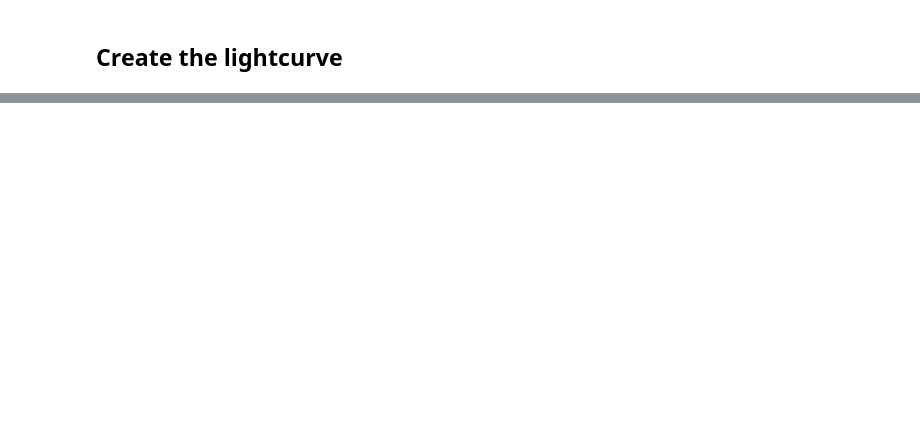
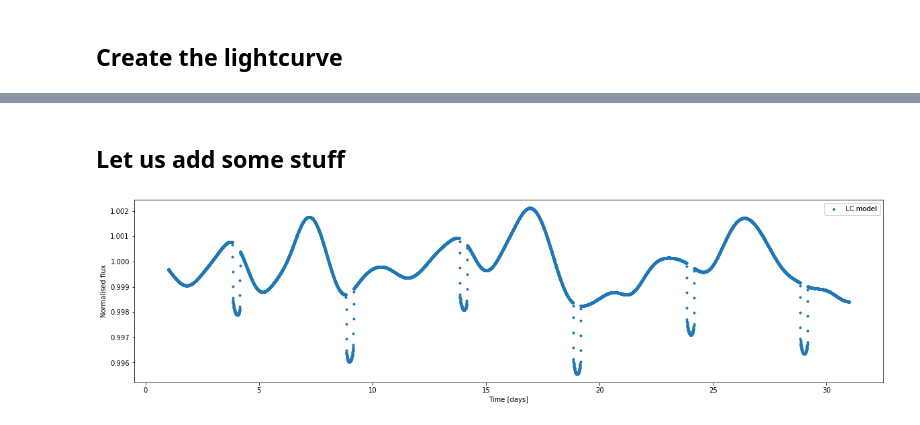
Before and after one commit to Fernando-Canales/Code-for-Exoplanets, a Jupyter notebook: Limb darkening with Citlalicue.ipynb, the cells around one changed output, grey strips where cells are left out. Saved outputs shown, nothing was run; the diff lists cells and outputs as text; code cells hidden in the pictures; blank space fills up the shorter version.

```diff
--- a/Limb darkening with Citlalicue.ipynb
+++ b/Limb darkening with Citlalicue.ipynb
@@ -23,0 +51,10 @@ lc.plot(fsx=20,fsy=5)
+# %% [markdown]
+## Let us add some stuff
+# %%
+#In this case, we just need to call the add_spots method
+lc.add_spots(QP=[1e-6,10,0.3,10])
+
+#re-plot the light curve
+lc.plot(20,5)
+# %% [output]
+[figure, added]
```
Also changed, not shown: parts of 4 cells of this notebook.
